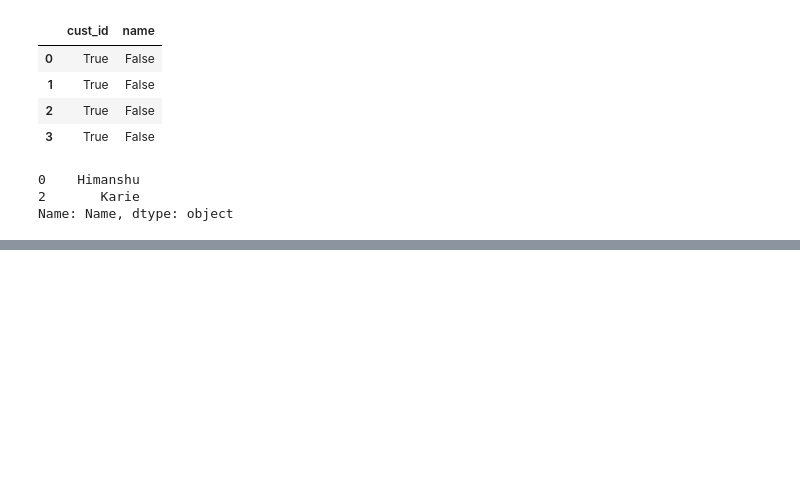
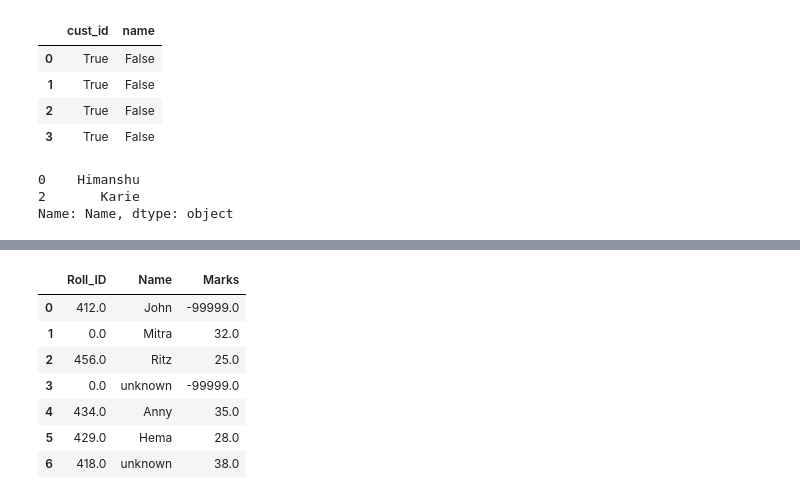
Before and after one commit to Abarajithan-Selvaraj/scaler-dsml-notes, a Jupyter notebook: 03 Python Libraries/pandas-assignments.ipynb, the cells around one changed output, grey strips where cells are left out. Saved outputs shown, nothing was run; the diff lists cells and outputs as text; code cells hidden in the pictures; blank space fills up the shorter version.

Commit message:
pandas assignments complete

```diff
--- a/03 Python Libraries/pandas-assignments.ipynb
+++ b/03 Python Libraries/pandas-assignments.ipynb
@@ -549,0 +792,33 @@ def calc_income(df):
+# %%
+# D41 - Q4: Which of the options is true about the mentioned statement where df is a pandas dataframe with column names: "Name", "Gender" and "column_c".
+
+# a. df['Gender'].isna().sum() gives the number of null values in the column "Gender".
+# b. df.isna().sum().sum() gives the number of null values in the whole dataframe.
+# c. df.loc[[3]].isna().sum().sum() gives the number of null values in the 4th row.
+# d. df.dropna(axis=1, how='all') and df.dropna(axis=1, how='any') are the methods to drop the columns having all or at least one of the values==Nan respectively.
+# e. df.fillna(value=replacement)will fill all the Nan values according to key, value pairs of replacement= {'Name': 0, 'Gender': 'unknown', 'column_C': -99999} where 'Name', 'Gender', and 'column_c' are the column names.
+
+
+df = pd.read_csv("./img-3.csv")
+# print(df)
+df.isna().sum().sum()
+
+df.loc[[3]].isna().sum().sum()
+
+df.dropna(axis=1, how='all')
+
+df.dropna(axis=1, how='any')
+
+replacement= {'Roll_ID': 0, 'Name': 'unknown', 'Marks': -99999}
+df.fillna(value=replacement)
+
+# Ans: All the mentioned statements are true.
+# %% [output]
+|  | Roll_ID | Name | Marks |
+| 0 | 412.0 | John | -99999.0 |
+| 1 | 0.0 | Mitra | 32.0 |
+| 2 | 456.0 | Ritz | 25.0 |
+| 3 | 0.0 | unknown | -99999.0 |
+| 4 | 434.0 | Anny | 35.0 |
+| 5 | 429.0 | Hema | 28.0 |
+| 6 | 418.0 | unknown | 38.0 |
```
Also changed, not shown: parts of 13 cells of this notebook, 5 other files.
